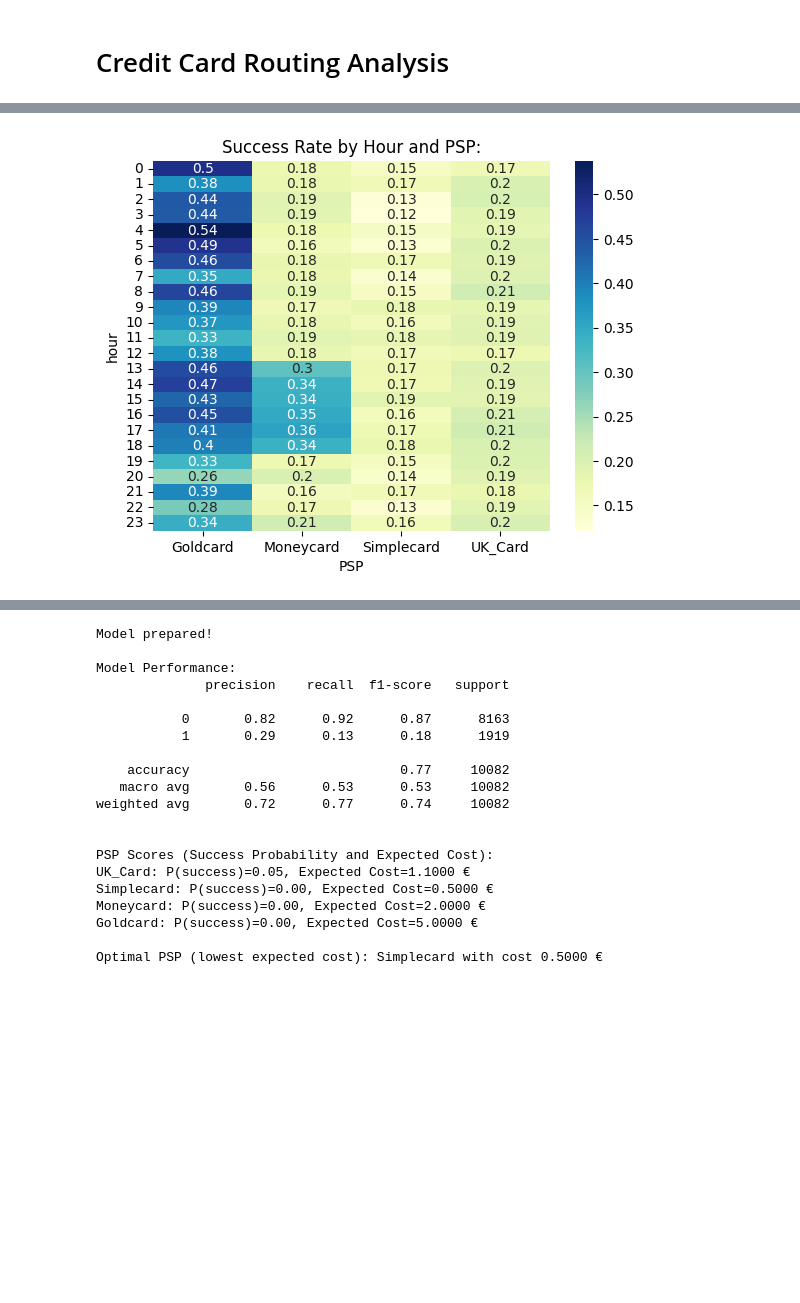
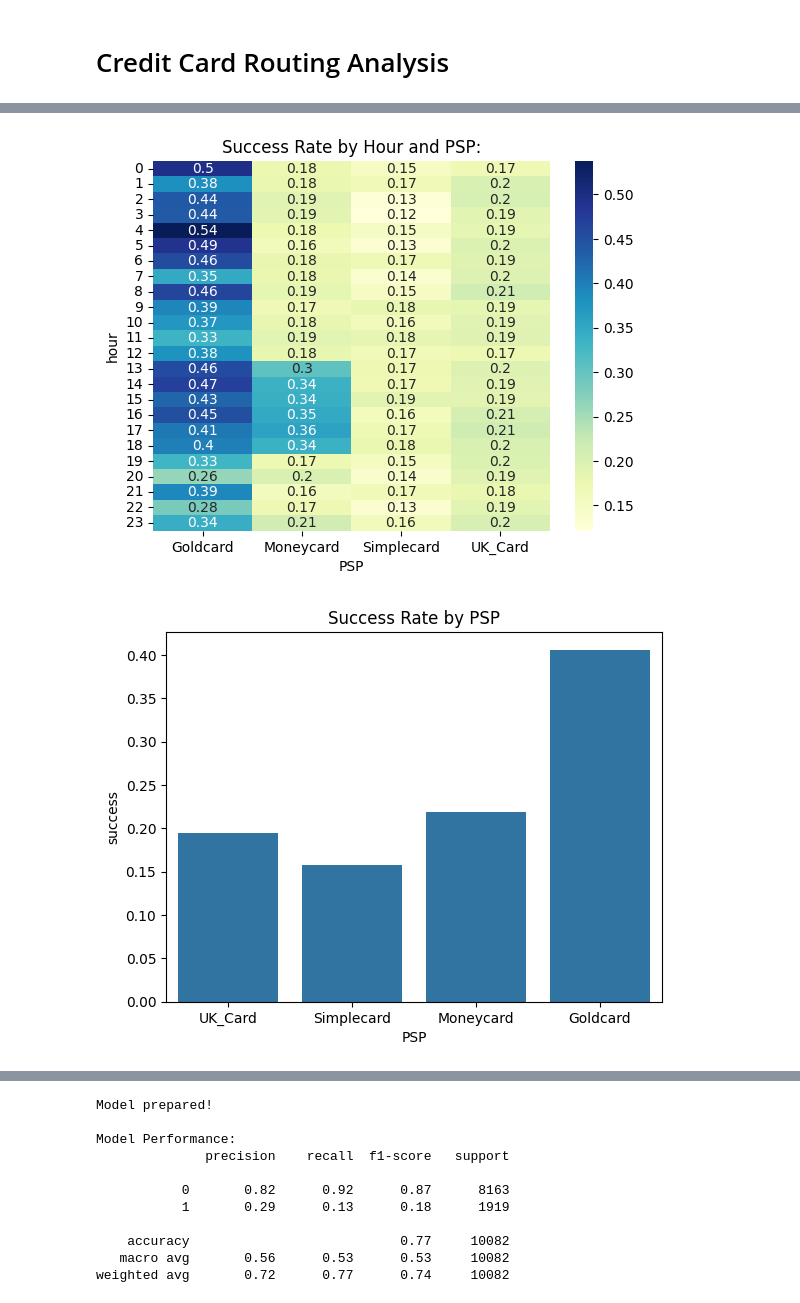
Before and after one commit to PraxSpace/CaseStudyModelEngineering, a Jupyter notebook: Task_1_ModelEngineering.ipynb, the cells around one changed output, grey strips where cells are left out. Drawn from its saved outputs; the diff is of its cells as text; code cells hidden in the pictures; blank space fills up the shorter version.

Commit message:
Code updated with more visualization + readme and pdf added

```diff
--- a/Task_1_ModelEngineering.ipynb
+++ b/Task_1_ModelEngineering.ipynb
@@ -61,6 +61,15 @@ def run_Exploratory_Data_Analysis(data):    # 3. Basic Exploratory Data Analysis
         sns.heatmap(pivot, annot=True, cmap='YlGnBu')
         plt.title("Success Rate by Hour and PSP:")
         plt.show()
+        sns.barplot(x='PSP', y='success', data=data, ci=None)
+        plt.title("Success Rate by PSP")
+        plt.show()
+        sns.barplot(data = data.groupby('hour')['success'].mean().reset_index(), x='hour', y='success')
+        plt.title("Success Rate by hour")
+        plt.show()
+        sns.barplot(data = data.groupby('country')['success'].mean().reset_index(), x='country', y='success')
+        plt.title("Success Rate by country")
+        plt.show()
     except Exception as e:
         print(f"\nError during EDA: {str(e)}")
         sys.exit(1)
@@ -123,6 +133,17 @@ def simulate_routing_with_cost(psp_models, sample_tx, psp_fees):
     except Exception as e:
         print(f"\nError during cost related simulation: {str(e)}")
         sys.exit(1)
+# %%
+def runConfusionMatrix(X_test, model, y_test):
+    try:
+        y_pred = model.predict(X_test)
+        ConfusionMatrixDisplay.from_estimator(model, X_test, y_test)
+        plt.title("Confusion Matrix")
+        plt.show()
+        print(classification_report(y_test, y_pred))
+    except Exception as e:
+        print(f"\nError during confusion matrix display: {str(e)}")
+        sys.exit(1)
 # %%
 # Main Execution
 if __name__ == "__main__":
@@ -136,33 +157,35 @@ if __name__ == "__main__":
         # Modeling
         (X_train, X_test, y_train, y_test), features = prepare_model_data(df)
         model = train_predictive_model(X_train, y_train, X_test, y_test)
+        runConfusionMatrix(X_test, model, y_test)
         # Routing Simulation
         psp_models = train_routing_models(df, features)
         # Pick a sample and simulate routing
         if not X_test.empty:
             sample_tx = X_test.iloc[[0]]  # First row of test set
             simulate_routing_with_cost(psp_models, sample_tx, psp_fees)
         else:
             print(" No test data available to simulation routing.")
     except Exception as e:
         print(f"\n Unexpected error in main: {str(e)}")
         sys.exit(1)
 # %% [output]
 File read and cleaned successfully.
 
 Feature engineering completed.
 
 Success rate per PSP:
 PSP
 Goldcard      0.406172
 Moneycard     0.218754
 Simplecard    0.158123
 UK_Card       0.194338
 Name: success, dtype: float64
 
 Success rate by 3D Secure flag:
 3D_secured
 0    0.189562
 1    0.245525
 Name: success, dtype: float64
 [figure]
+[figure, added]
@@ -177,12 +202,3 @@ Model Performance:
     accuracy                           0.77     10082
    macro avg       0.56      0.53      0.53     10082
 weighted avg       0.72      0.77      0.74     10082
-
-
-PSP Scores (Success Probability and Expected Cost):
-UK_Card: P(success)=0.05, Expected Cost=1.1000 €
-Simplecard: P(success)=0.00, Expected Cost=0.5000 €
-Moneycard: P(success)=0.00, Expected Cost=2.0000 €
-Goldcard: P(success)=0.00, Expected Cost=5.0000 €
-
-Optimal PSP (lowest expected cost): Simplecard with cost 0.5000 €
```
Also changed, not shown: parts of 3 cells of this notebook, 2 other files.
